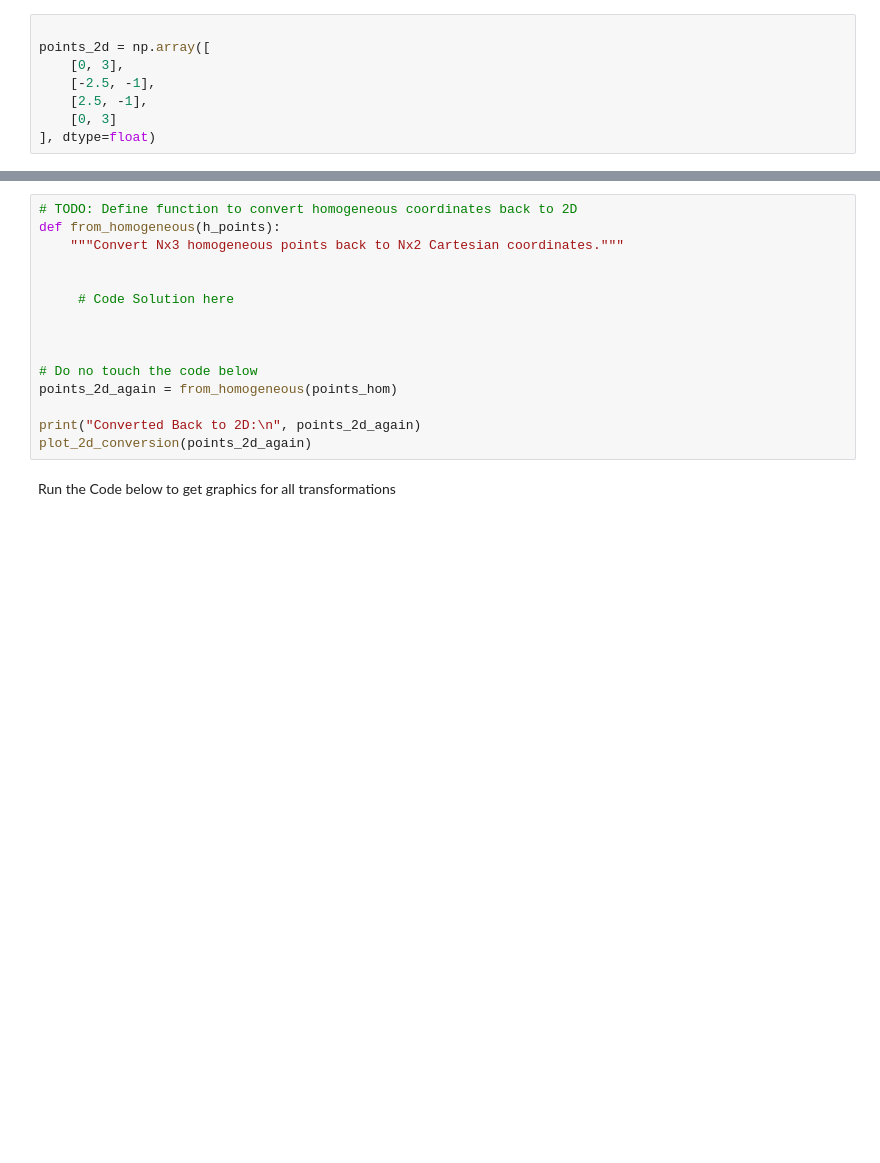
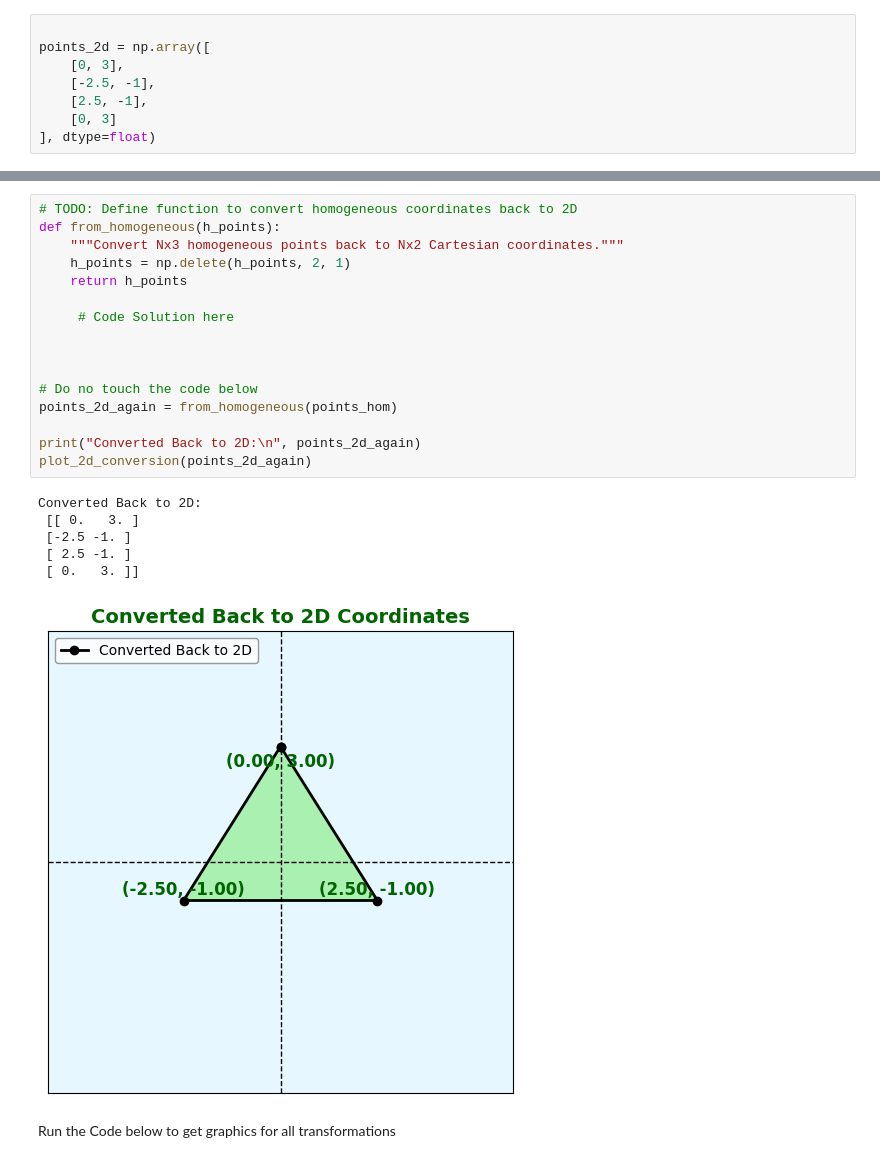
Before and after one commit to LyricClough/Linear-Final-project, a Jupyter notebook: Computer_Graphics_Project.ipynb, the cells around one changed output, grey strips where cells are left out. Saved outputs shown, nothing was run; the diff lists cells and outputs as text; blank space fills up the shorter version.

```diff
--- a/Computer_Graphics_Project.ipynb
+++ b/Computer_Graphics_Project.ipynb
@@ -246,18 +265,26 @@ NotImplementedError: You need to write the return statement in the to_homogeneou
 # %%
 # TODO: Define function to convert homogeneous coordinates back to 2D
 def from_homogeneous(h_points):
     """Convert Nx3 homogeneous points back to Nx2 Cartesian coordinates."""
-
+    h_points = np.delete(h_points, 2, 1)
+    return h_points
 
      # Code Solution here
 
 
 
 # Do no touch the code below
 points_2d_again = from_homogeneous(points_hom)
 
 print("Converted Back to 2D:\n", points_2d_again)
 plot_2d_conversion(points_2d_again)
+# %% [output]
+Converted Back to 2D:
+ [[ 0.   3. ]
+ [-2.5 -1. ]
+ [ 2.5 -1. ]
+ [ 0.   3. ]]
+[figure, added]
 # %% [markdown]
 Run the Code below to get graphics for all transformations
 # %% [markdown]
```
Also changed, not shown: parts of 4 cells of this notebook.
